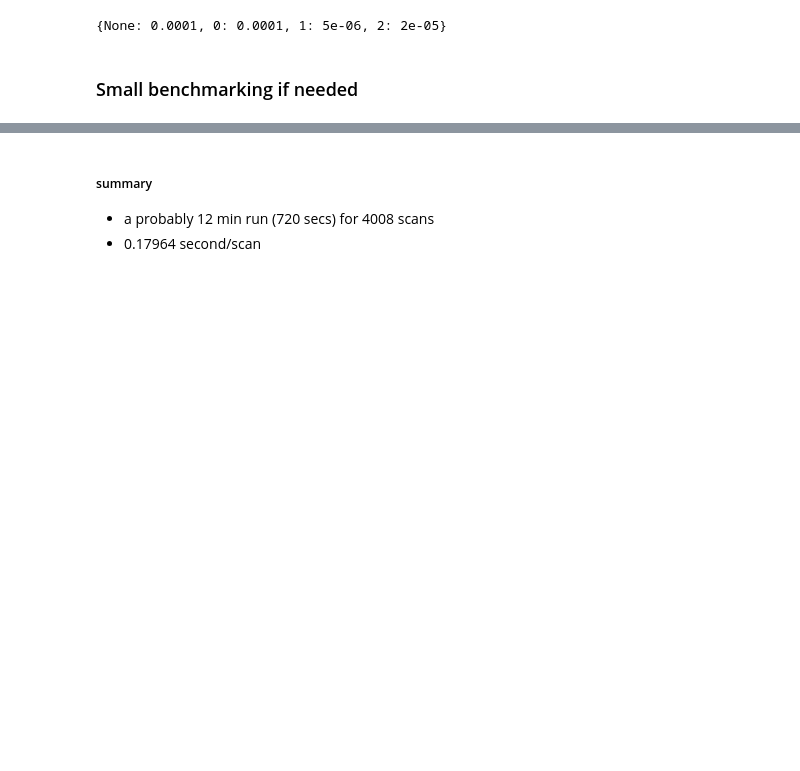
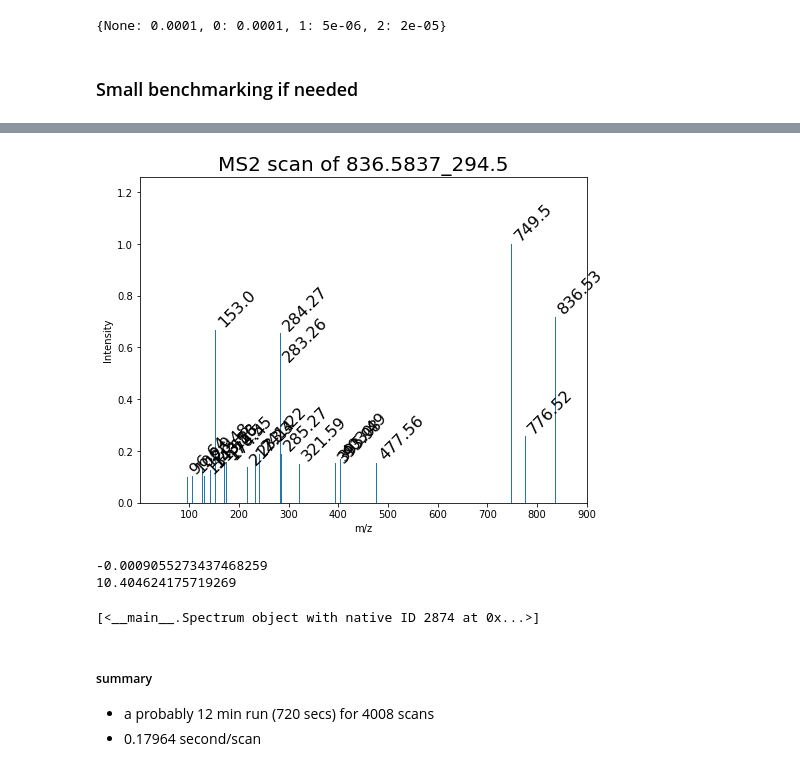
Before and after one commit to shuzhao-li-lab/Phosphatidylserine_analyses, a Jupyter notebook: script/python/MS:MS_signatureSearch/multi-files-multi-precursor-search-using-regDDA-full-target-list.ipynb, the cells around one changed output, grey strips where cells are left out. Drawn from its saved outputs; the diff is of its cells as text; code cells hidden in the pictures; blank space fills up the shorter version.

```diff
--- a/script/python/MS:MS_signatureSearch/multi-files-multi-precursor-search-using-regDDA-full-target-list.ipynb
+++ b/script/python/MS:MS_signatureSearch/multi-files-multi-precursor-search-using-regDDA-full-target-list.ipynb
@@ -48,12 +48,14 @@ exp.ms_precisions # ms-level 1: ppm 5; ms-level 2: ppm 20?
 # %% [markdown]
 ### Small benchmarking if needed
 # %%
-# collect_spec = []
-# ii = 0
-# for spec in exp:
-#     if spec.ms_level == 2:
-#         if (2446 < ii < 3013) & (834 < spec.selected_precursors[0]['mz'] < 835):
-#             collect_spec.append(spec)
-#         ii += 1
+collect_spec = []
+ii = 0
+for spec in exp:
+    if spec.ms_level == 2:
+        if (2000 < ii < 3500) & (836 < spec.selected_precursors[0]['mz'] < 837):
+            print(ii)
+            collect_spec.append(spec)
+        ii += 1
 
-# plot_spectra(collect_spec)
+plot_spectra(collect_spec)
+# %% [output]
@@ -60,3 +64,12 @@ exp.ms_precisions # ms-level 1: ppm 5; ms-level 2: ppm 20?
+[figure, added]
+# %%
+search_NL(collect_spec,
+              NL_mz = 87.03124,
+              ppm = 100)
+# %% [output]
+-0.0009055273437468259
+10.404624175719269
+[<__main__.Spectrum object with native ID 2874 at 0x...>]
 # %% [markdown]
 ##### summary
 - a probably 12 min run (720 secs) for 4008 scans
```
Also changed, not shown: parts of 13 cells of this notebook, 1 other file.
